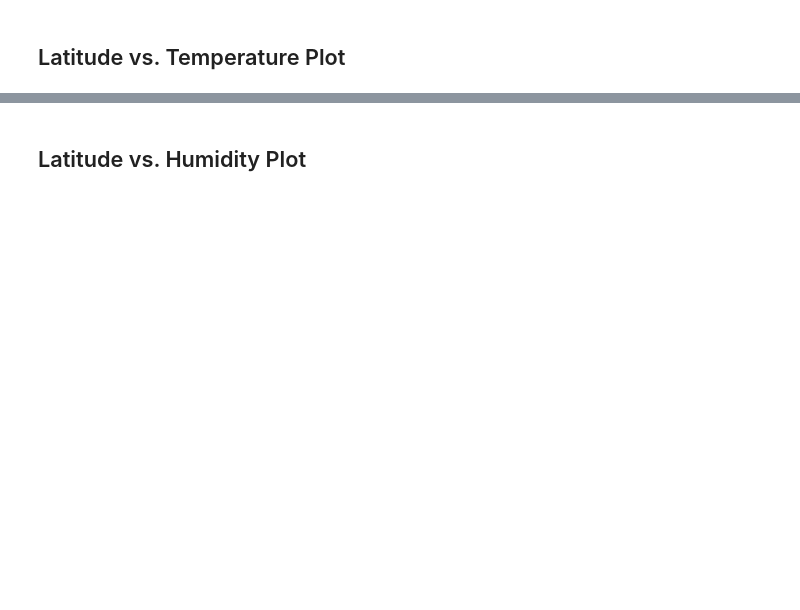
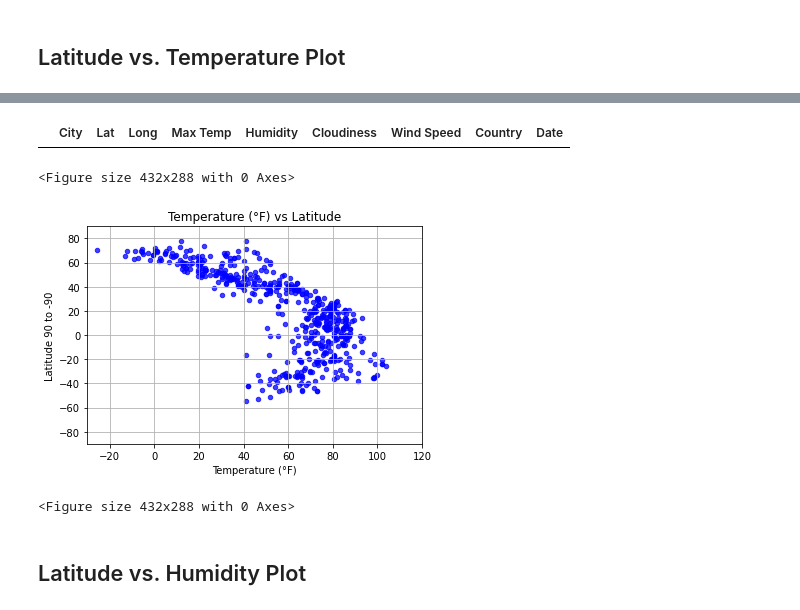
Before and after one commit to PeterGeorgeVlahos/Python-API, a Jupyter notebook: WeatherPy/WeatherPy.ipynb, the cells around one changed output, grey strips where cells are left out. Saved outputs shown, nothing was run; the diff lists cells and outputs as text; code cells hidden in the pictures; blank space fills up the shorter version.

Commit message:
Finished plots, moving in linear regression

```diff
--- a/WeatherPy/WeatherPy.ipynb
+++ b/WeatherPy/WeatherPy.ipynb
@@ -100,7 +100,7 @@ from api_keys import weather_api_key
 lat = cities_weather_df.iloc[1,6]
 lon = cities_weather_df.iloc[1,7]
 
-url =f"http://api.openweathermap.org/data/2.5/weather?lat={lat}&lon={lon}&units=imperiald&appid={api_w_key}"
+url =f"http://api.openweathermap.org/data/2.5/weather?lat={lat}&lon={lon}&units=Imperial&appid={weather_api_key}"
 
 response = requests.get(url).json()
 
@@ -126,10 +132,5 @@ pprint(response)
 # %%
 #Start getting the weather from the clean dataframe using openweatherapi
-#Need to create df with cities, citie_id, Lat , Lng, Temp(f), humidity(%),
-#clodiness(5), wind speed(mpd)
-#Testing response
-#lat = cities_weather_df.iloc[1,6]
-#lon = cities_weather_df.iloc[1,7]
 #City	Lat	Lng	Max Temp	Humidity	Cloudiness	Wind Speed	Country	Date
 # n_city_id = response['cod']
 
@@ -140,6 +141,7 @@ n_max_temp = []
 n_humidity = []
 n_cloudiness = []
 n_wind_speed = []
+n_country = []
 n_date = []
 
 from pprint import pprint
@@ -152,20 +154,22 @@ for index, row in cities_weather_df.iterrows():
 
     api_w_key = weather_api_key
 
-    url =f"http://api.openweathermap.org/data/2.5/weather?lat={lat}&lon={lon}&units=imperiald&appid={api_w_key}"
+    url =f"http://api.openweathermap.org/data/2.5/weather?lat={lat}&lon={lon}&units=imperial&appid={api_w_key}"
 
     response = requests.get(url).json()
 
     n_city_id = response['id']
     city=response['name']
 
-    print(f'The city code is {n_city_id} for {city}')
+    print(f'The city code for {city} is {n_city_id}')
 
     n_city_name.append(response['name'])
     n_lat.append(response['coord']['lat'])
     n_lon.append(response['coord']['lon'])
     n_max_temp.append(response['main']['temp_max'])
+    n_humidity.append(response['main']['humidity'])
     n_cloudiness.append(response['clouds']['all'])
     n_wind_speed.append(response['wind']['speed'])
+    n_country.append(response['sys']['country'])
     n_date.append(response['dt'])
 # %% [output]
@@ -201,0 +197,7 @@ print(n_cities_weather)
+# %%
+#Convert Data to DF City	Lat	Lng	Max Temp	Humidity	Cloudiness	Wind Speed	Country	Date
+
+n_cities_weather_df = pd.DataFrame({'City': n_city_name , 'Lat': n_lat, 'Long': n_lon,
+                                  'Max Temp': n_max_temp, 'Humidity': n_humidity, 'Cloudiness': n_cloudiness,
+                                  'Wind Speed': n_wind_speed, 'Country': n_country, 'Date': n_date})
+n_cities_weather_df.count()
@@ -201,0 +226,6 @@ print(n_cities_weather)
+# %%
+# Make a new DataFrame equal to the city data to drop all humidity outliers by index.
+# Passing "inplace=False" will make a copy of the city_data DataFrame, which we call "clean_city_data".
+clean_city_data = n_cities_weather_df.loc[n_cities_weather_df['Humidity']< 100]
+print(clean_city_data['Humidity'].max())
+print(clean_city_data['Humidity'].count())
@@ -314,2 +245,21 @@ Int64Index([], dtype='int64')
+# %%
+clean_city_data.head(0)
+# %% [output]
+|  | City | Lat | Long | Max Temp | Humidity | Cloudiness | Wind Speed | Country | Date |
+# %%
+plt.figure()
+fig = clean_city_data.plot.scatter('Max Temp', 'Lat', color='blue', alpha = .75, grid = True)
+plt.title('Temperature (°F) vs Latitude')
+plt.xlabel('Temperature (°F)')
+plt.ylabel('Latitude 90 to -90')
+plt.xlim(-30,120)
+plt.ylim(-90, 90)
+plt.show()
+plt.savefig("temp_v_lat.png")
+'''The horizontal Zero off the y axis represents the equator and as the grid moves further from zero, in either direction, temperatures begin to decrease.'''
+# %% [output]
+<Figure size 432x288 with 0 Axes>
+[figure, added]
+<Figure size 432x288 with 0 Axes>
 # %% [markdown]
 ## Latitude vs. Humidity Plot
```
Also changed, not shown: parts of 41 cells of this notebook.
